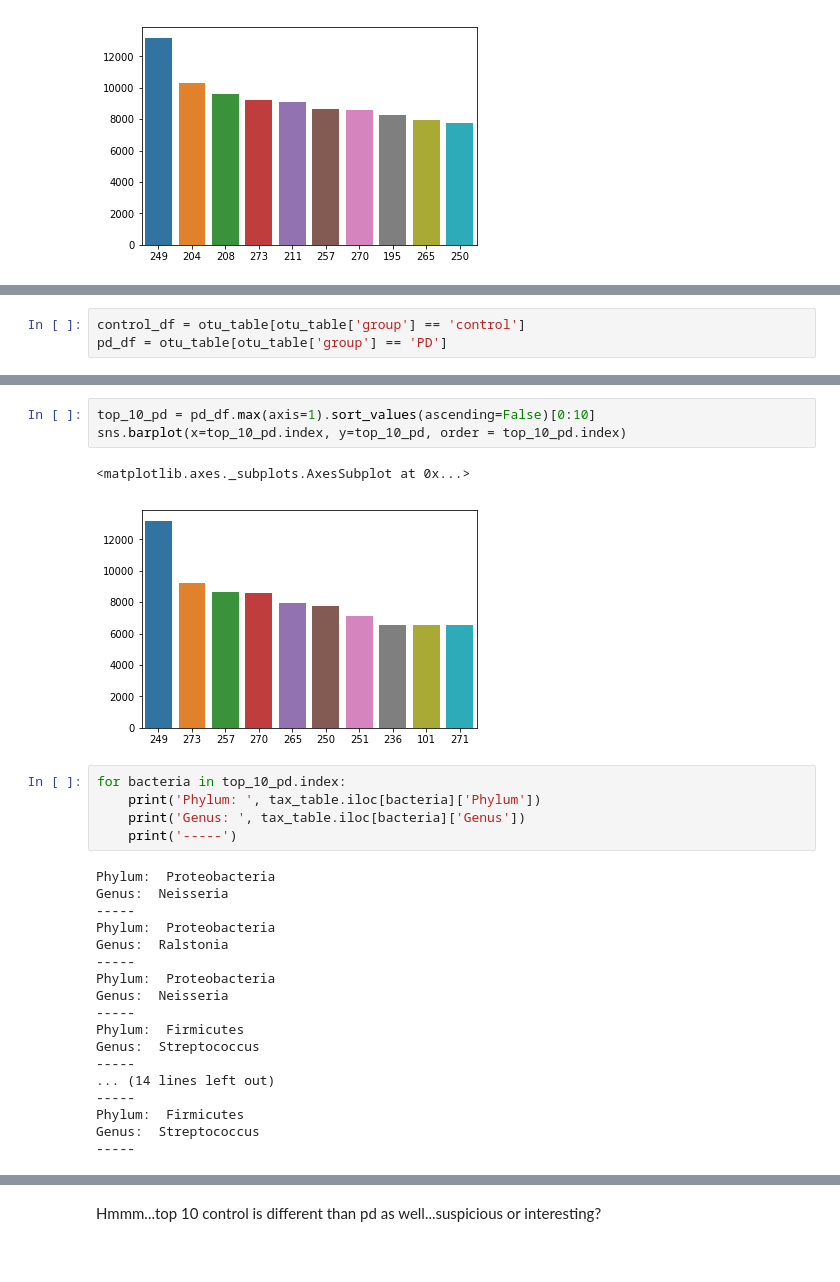
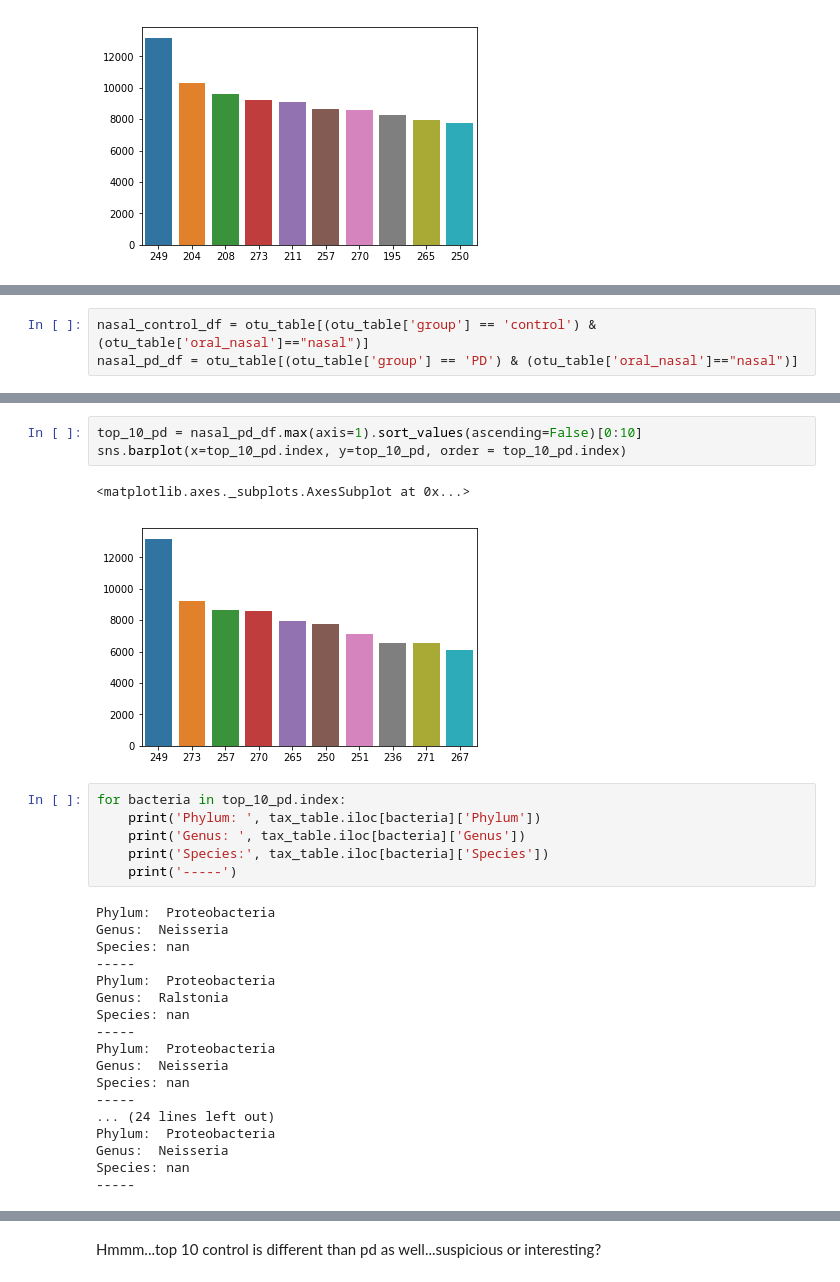
Before and after one commit to danilopena93/bioinformatics-playground, a Jupyter notebook: draft_nb.ipynb, the cells around one changed output, grey strips where cells are left out. Cells and saved outputs as stored; diff of their text form.

```diff
--- a/draft_nb.ipynb
+++ b/draft_nb.ipynb
@@ -229,4 +252,4 @@ Top 10 bacteria are different from oral to nasal
 # %%
-control_df = otu_table[otu_table['group'] == 'control']
-pd_df = otu_table[otu_table['group'] == 'PD']
+nasal_control_df = otu_table[(otu_table['group'] == 'control') & (otu_table['oral_nasal']=="nasal")]
+nasal_pd_df = otu_table[(otu_table['group'] == 'PD') & (otu_table['oral_nasal']=="nasal")]
 # %%
@@ -261,29 +292,30 @@ Genus:  Corynebacterium_1
 # %%
-top_10_pd = pd_df.max(axis=1).sort_values(ascending=False)[0:10]
+top_10_pd = nasal_pd_df.max(axis=1).sort_values(ascending=False)[0:10]
 sns.barplot(x=top_10_pd.index, y=top_10_pd, order = top_10_pd.index)
 # %% [output]
 <matplotlib.axes._subplots.AxesSubplot at 0x...>
-[figure, old version]
+[figure, new version]
 # %%
 for bacteria in top_10_pd.index:
     print('Phylum: ', tax_table.iloc[bacteria]['Phylum'])
     print('Genus: ', tax_table.iloc[bacteria]['Genus'])
+    print('Species:', tax_table.iloc[bacteria]['Species'])
     print('-----')
 # %% [output]
 Phylum:  Proteobacteria
 Genus:  Neisseria
+Species: nan
 -----
 Phylum:  Proteobacteria
 Genus:  Ralstonia
+Species: nan
 -----
 Phylum:  Proteobacteria
 Genus:  Neisseria
+Species: nan
 -----
-Phylum:  Firmicutes
-Genus:  Streptococcus
+... (24 lines left out)
+Phylum:  Proteobacteria
+Genus:  Neisseria
+Species: nan
 -----
-... (14 lines left out)
------
-Phylum:  Firmicutes
-Genus:  Streptococcus
------
```
Also changed, not shown: parts of 34 cells of this notebook.
